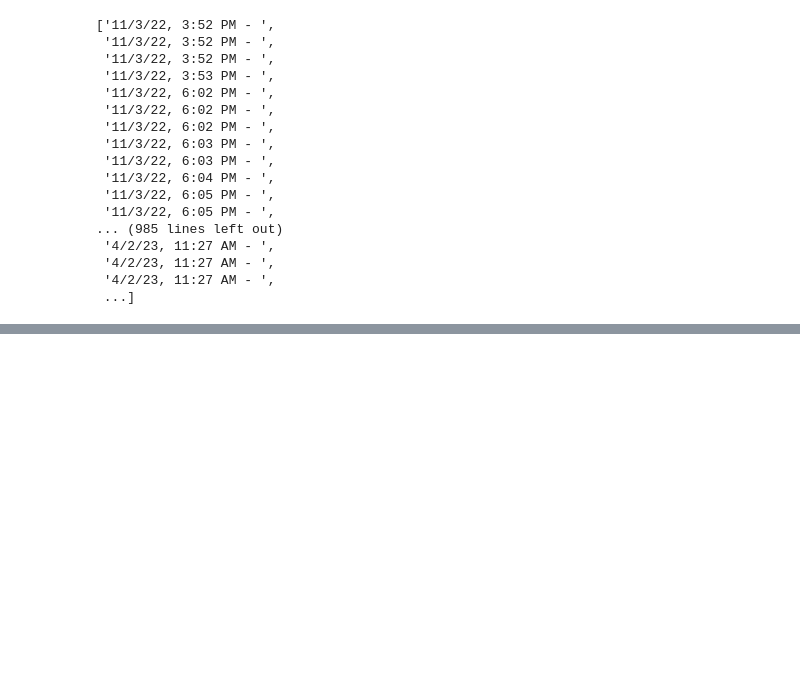
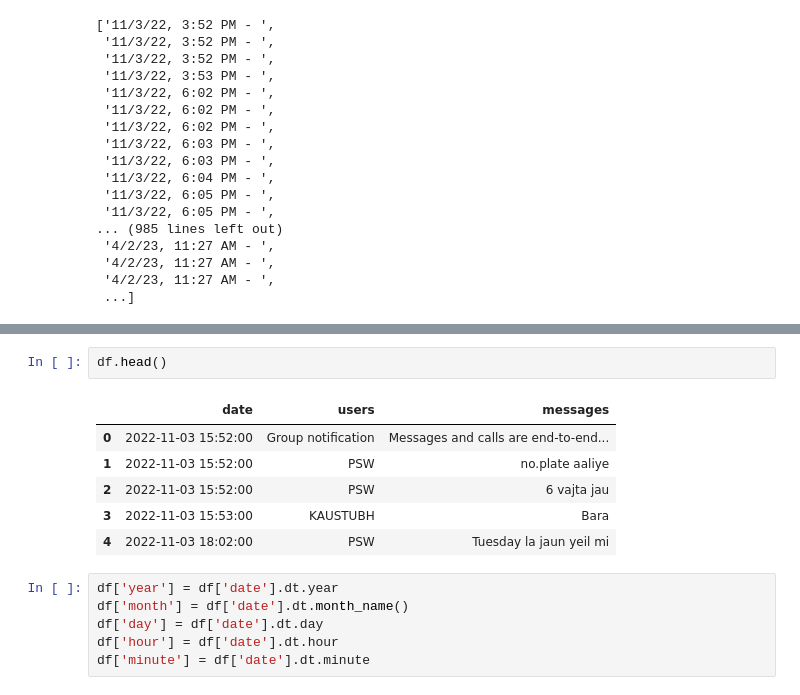
Before and after one commit to Kaustubh8856/WhatsApp-Chat-Analysis, a Jupyter notebook: main.ipynb, the cells around one changed output, grey strips where cells are left out. Drawn from its saved outputs; the diff is of its cells as text; blank space fills up the shorter version.

```diff
--- a/main.ipynb
+++ b/main.ipynb
@@ -44,0 +82,15 @@ dates
+# %%
+df.head()
+# %% [output]
+|  | date | users | messages |
+| 0 | 2022-11-03 15:52:00 | Group notification | Messages and calls are end-to-end... |
+| 1 | 2022-11-03 15:52:00 | PSW | no.plate aaliye |
+| 2 | 2022-11-03 15:52:00 | PSW | 6 vajta jau |
+| 3 | 2022-11-03 15:53:00 | KAUSTUBH | Bara |
+| 4 | 2022-11-03 18:02:00 | PSW | Tuesday la jaun yeil mi |
+# %%
+df['year'] = df['date'].dt.year
+df['month'] = df['date'].dt.month_name()
+df['day'] = df['date'].dt.day
+df['hour'] = df['date'].dt.hour
+df['minute'] = df['date'].dt.minute
```
Also changed, not shown: parts of 5 cells of this notebook.
